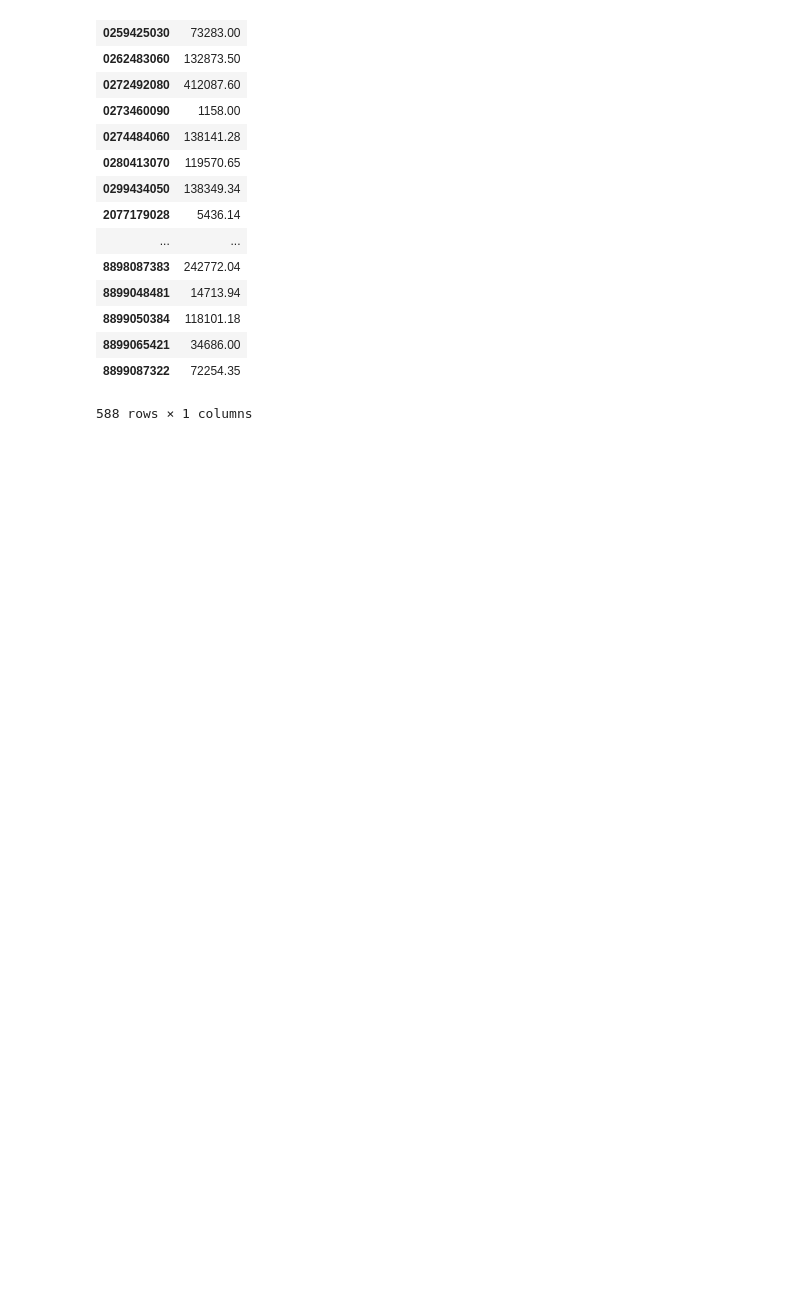
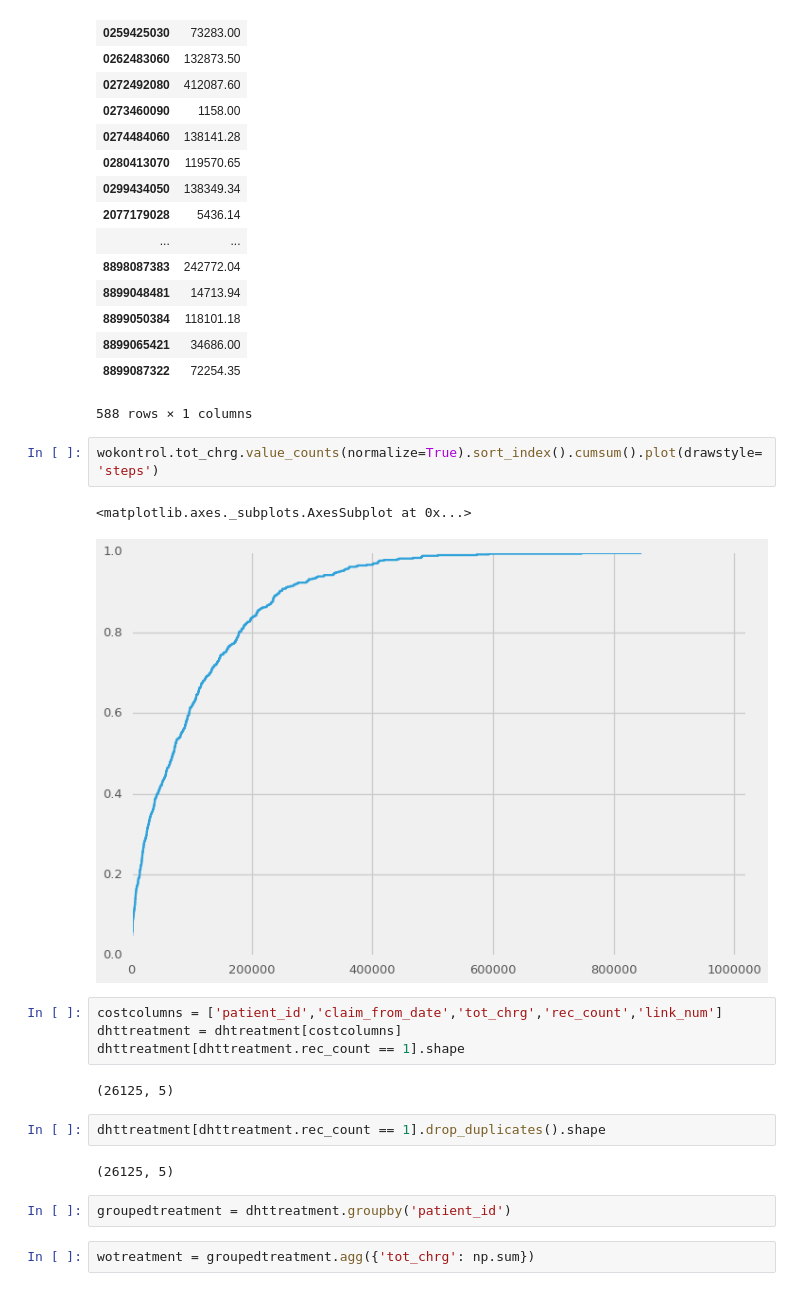
Before and after one commit to doolingdavid/IBA, a Jupyter notebook: costofcare_outsat_load.ipynb, the cells around one changed output. Drawn from its saved outputs; the diff is of its cells as text; blank space fills up the shorter version.

```diff
--- a/costofcare_outsat_load.ipynb
+++ b/costofcare_outsat_load.ipynb
@@ -904,3 +904,22 @@ wokontrol
 | 8899065421 | 34686.00 |
 | 8899087322 | 72254.35 |
 588 rows × 1 columns
+# %%
+wokontrol.tot_chrg.value_counts(normalize=True).sort_index().cumsum().plot(drawstyle='steps')
+# %% [output]
+<matplotlib.axes._subplots.AxesSubplot at 0x...>
+[figure, added]
+# %%
+costcolumns = ['patient_id','claim_from_date','tot_chrg','rec_count','link_num']
+dhttreatment = dhtreatment[costcolumns]
+dhttreatment[dhttreatment.rec_count == 1].shape
+# %% [output]
+(26125, 5)
+# %%
+dhttreatment[dhttreatment.rec_count == 1].drop_duplicates().shape
+# %% [output]
+(26125, 5)
+# %%
+groupedtreatment = dhttreatment.groupby('patient_id')
+# %%
+wotreatment = groupedtreatment.agg({'tot_chrg': np.sum})
```
Also changed, not shown: parts of 3 cells of this notebook.
